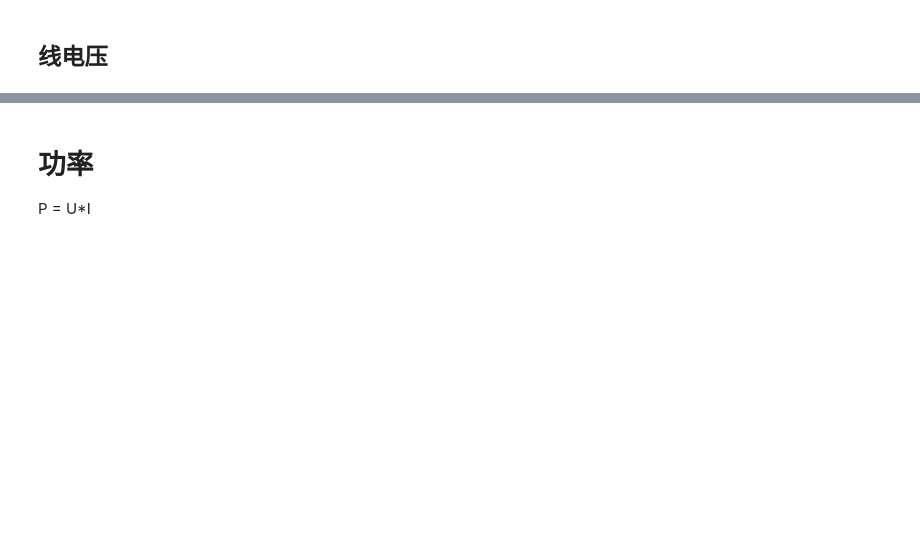
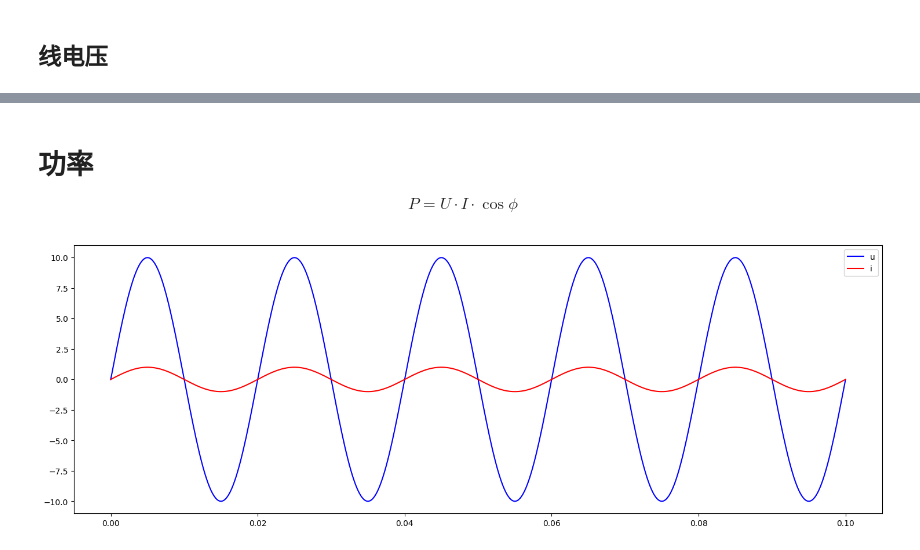
Before and after one commit to zhongcheng0519/algorithm-fundamental, a Jupyter notebook: three-phase-electricity.ipynb, the cells around one changed output, grey strips where cells are left out. Saved outputs shown, nothing was run; the diff lists cells and outputs as text; code cells hidden in the pictures; blank space fills up the shorter version.

```diff
--- a/three-phase-electricity.ipynb
+++ b/three-phase-electricity.ipynb
@@ -50,11 +50,23 @@ plt.show()
 # %% [markdown]
 # 功率
 
-P = U*I
+$$
+P = U\cdot I \cdot \cos\phi
+$$
 # %%
 u = 10*np.sin(w*t)
 R = 10
 i = u/R
 
 p = u*i
 P = np.sum(p*dt)/(t1-t0)
+
+fig = plt.figure(figsize= (18, 6))
+
+ax = fig.add_subplot(1, 1, 1)
+ax.plot(t, u, 'b-', label='u')
+ax.plot(t, i, 'r-', label='i')
+plt.legend()
+plt.show()
+# %% [output]
+[figure, added]
```
Also changed, not shown: 2 other files.
